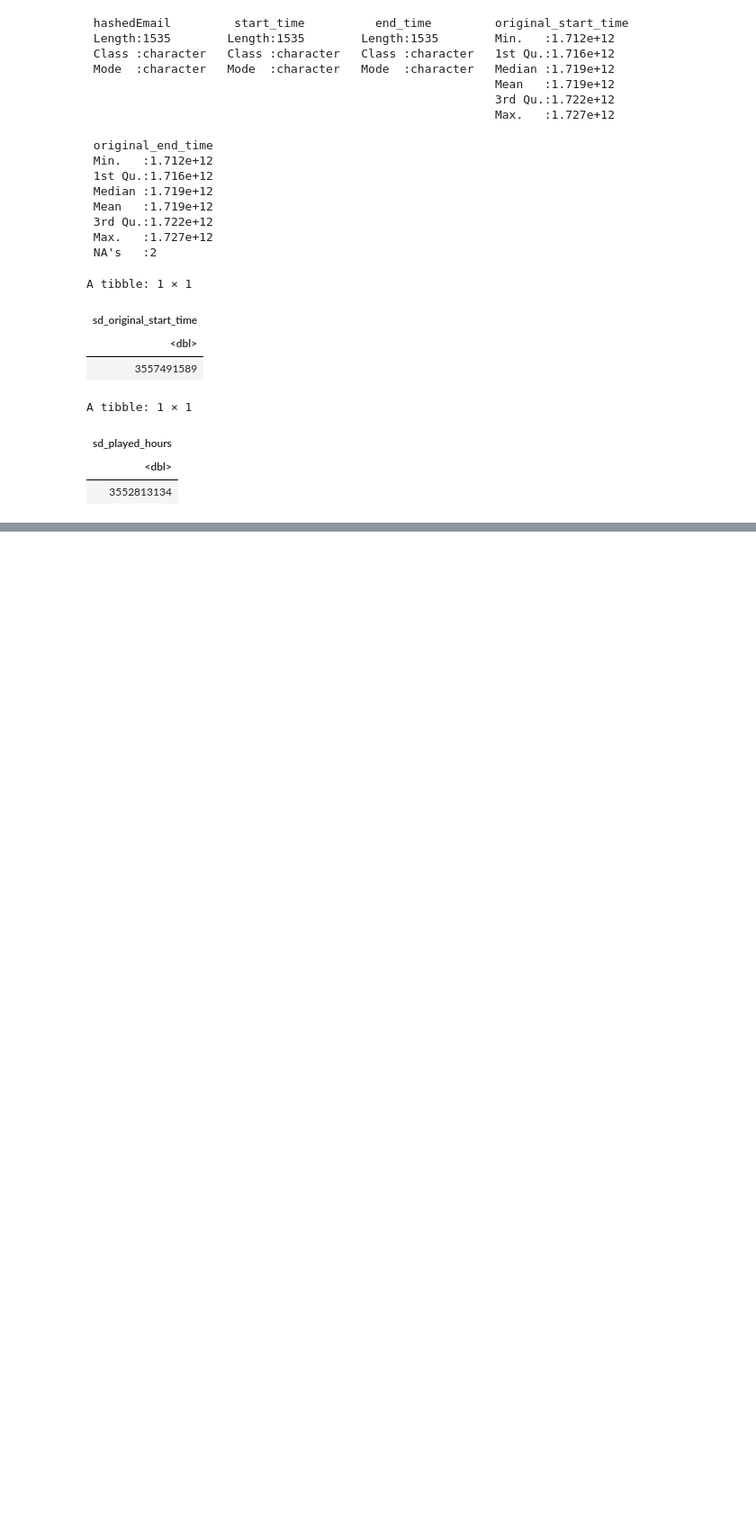
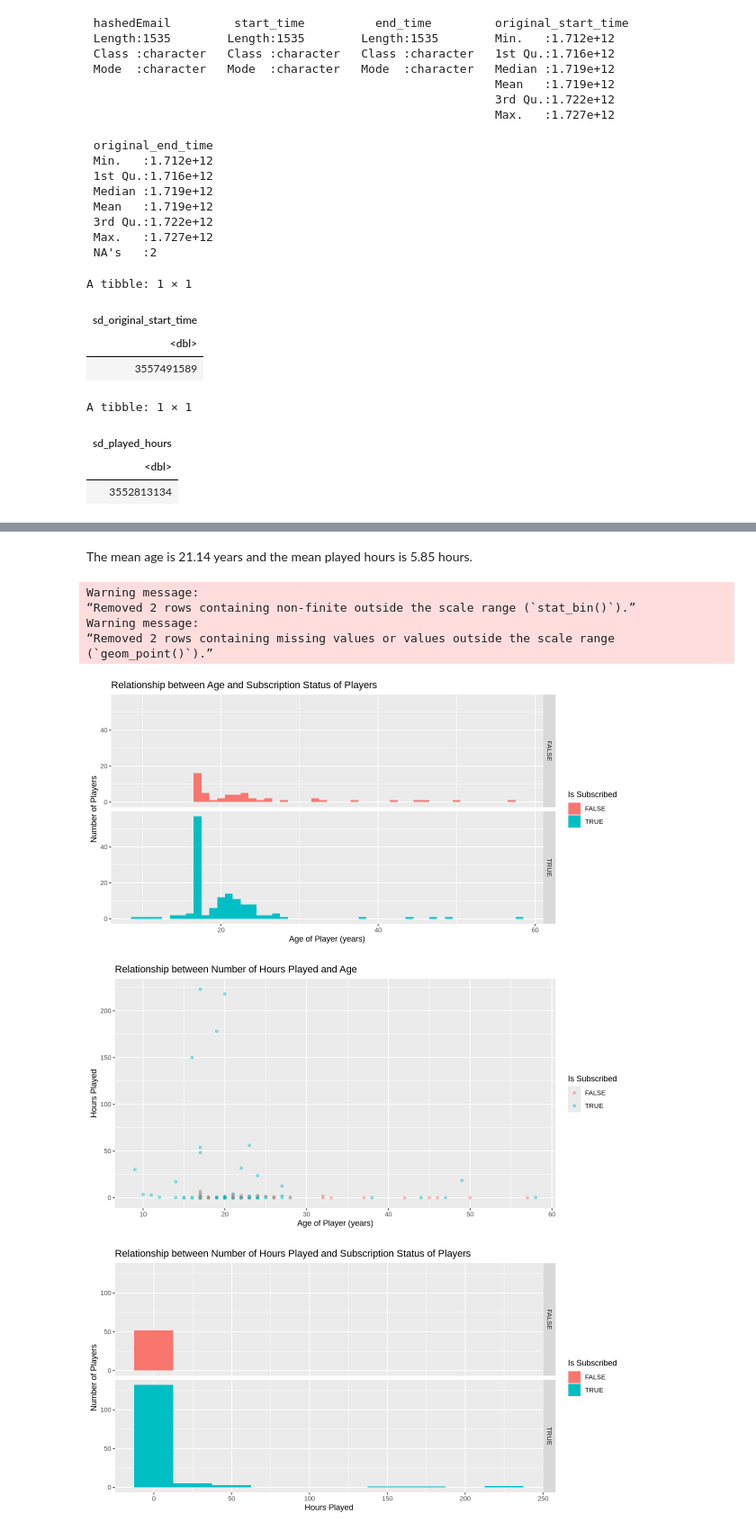
Before and after one commit to chrislee330/dsci-100-project-indiv, a Jupyter notebook: individual.ipynb, the cells around one changed output, grey strips where cells are left out. Shown: that part at 90% size. Drawn from its saved outputs; the diff is of its cells as text; code cells hidden in the pictures; blank space fills up the shorter version.

```diff
--- a/individual.ipynb
+++ b/individual.ipynb
@@ -307,0 +251,33 @@ Warning message:
+# %% [markdown]
+The mean age is 21.14 years and the mean played hours is 5.85 hours.
+# %%
+options(repr.plot.height = 5, repr.plot.width = 10)
+players_plot_1 <- player_data |>
+                  ggplot(aes(x = Age, fill = subscribe)) +
+                    geom_histogram(binwidth = 1) +
+                    facet_grid(rows = vars(subscribe)) +
+                    labs(x = "Age of Player (years)", y = "Number of Players", fill = "Is Subscribed") +
+                    ggtitle("Relationship between Age and Subscription Status of Players")
+players_plot_1
+players_plot_2 <- player_data |>
+                  ggplot(aes(x = Age, y = played_hours, color = subscribe)) +
+                    geom_point(alpha = 0.4) +
+                    labs(x = "Age of Player (years)", y = "Hours Played", color = "Is Subscribed") +
+                    ggtitle("Relationship between Number of Hours Played and Age")
+players_plot_2
+players_plot_3 <- player_data |>
+                  ggplot(aes(x = played_hours, fill = subscribe)) +
+                    geom_histogram(binwidth = 25) +
+                    facet_grid(rows = vars(subscribe)) +
+                    labs(x = "Hours Played", y = "Number of Players", fill = "Is Subscribed") +
+                    ggtitle("Relationship between Number of Hours Played and Subscription Status of Players")
+players_plot_3
+# %% [output]
+Warning message:
+“Removed 2 rows containing non-finite outside the scale range (`stat_bin()`).”
+Warning message:
+“Removed 2 rows containing missing values or values outside the scale range
+(`geom_point()`).”
+[figure, added]
+[figure, added]
+[figure, added]
```
Also changed, not shown: parts of 13 cells of this notebook.
